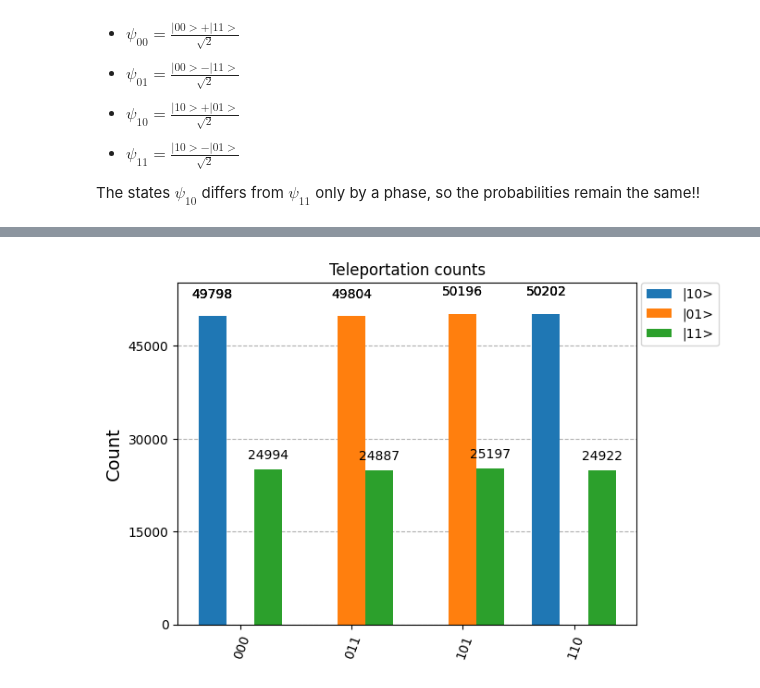
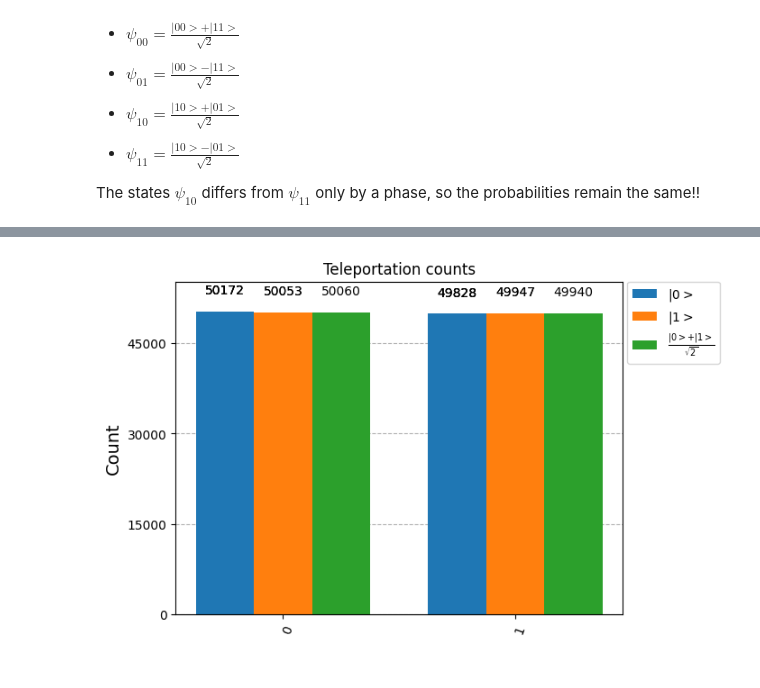
Before and after one commit to Yedi278/Quantum-Simulations, a Jupyter notebook: Qiskit_Framework/03_quantum_teleportation/quantum_teleportation.ipynb, the cells around one changed output, grey strips where cells are left out. Saved outputs shown, nothing was run; the diff lists cells and outputs as text; code cells hidden in the pictures.

```diff
--- a/Qiskit_Framework/03_quantum_teleportation/quantum_teleportation.ipynb
+++ b/Qiskit_Framework/03_quantum_teleportation/quantum_teleportation.ipynb
@@ -285,0 +305,28 @@ plot_histogram(result.get_counts())
+# %%
+initial_state = [1, 0]
+
+qc = quantum_teleportation(psi_init=initial_state)
+sim = AerSimulator(method='statevector')
+result = sim.run(qc, shots=100000).result()
+
+state = result.data()['init']
+part_state = qiskit.quantum_info.partial_trace(state, [0, 1])
+
+plot_state_city(part_state, title='Quantum teleportation')
+
+counts = result.get_counts()
+# print(result.results[0].data.counts)
+print(counts)
+
+# count only the output bit
+# counts = {'0': 0, '1': 0}
+# for key in result.get_counts():
+#     if key[0] == '0':
+#         counts['0'] += result.get_counts()[key]
+#     elif key[0] == '1':
+#         counts['1'] += result.get_counts()[key]
+
+# print(counts)
+
+plot_histogram(counts, title='Teleportation counts')
+# plot_histogram(result.get_counts(), title='Teleportation counts')
@@ -286,16 +336,27 @@ plot_histogram(result.get_counts())
 # %%
 # measure some possible states
 initial_states = [[1, 0], [0, 1], np.array([1, 1]) / 2**0.5]
 states = []
 counts = []
+results = []
 
 for state in initial_states:
+
     qc = quantum_teleportation(state)
     sim = AerSimulator(method='statevector')
     result = sim.run(qc, shots=100000).result()
-    states.append(result.data()['initial state'])
-    counts.append(result.get_counts())
+    results.append(result)
 
-plot_histogram(counts, title='Teleportation counts', legend=['|10>', '|01>', '|11>'])
+    temp_counts = {'0': 0, '1': 0}
+    for key in result.get_counts():
+        if key[0] == '0':
+            temp_counts['0'] += result.get_counts()[key]
+        elif key[0] == '1':
+            temp_counts['1'] += result.get_counts()[key]
+
+    counts.append(temp_counts)
+    # counts.append(result.get_counts())
+
+plot_histogram(counts, title='Teleportation counts', legend=['$|0>$', '$|1>$', r"$\frac{ |0> + |1>}{\sqrt{2}}$"])
 # %% [output]
-[figure, old version]
+[figure, new version]
```
Also changed, not shown: parts of 19 cells of this notebook, 2 other files.
